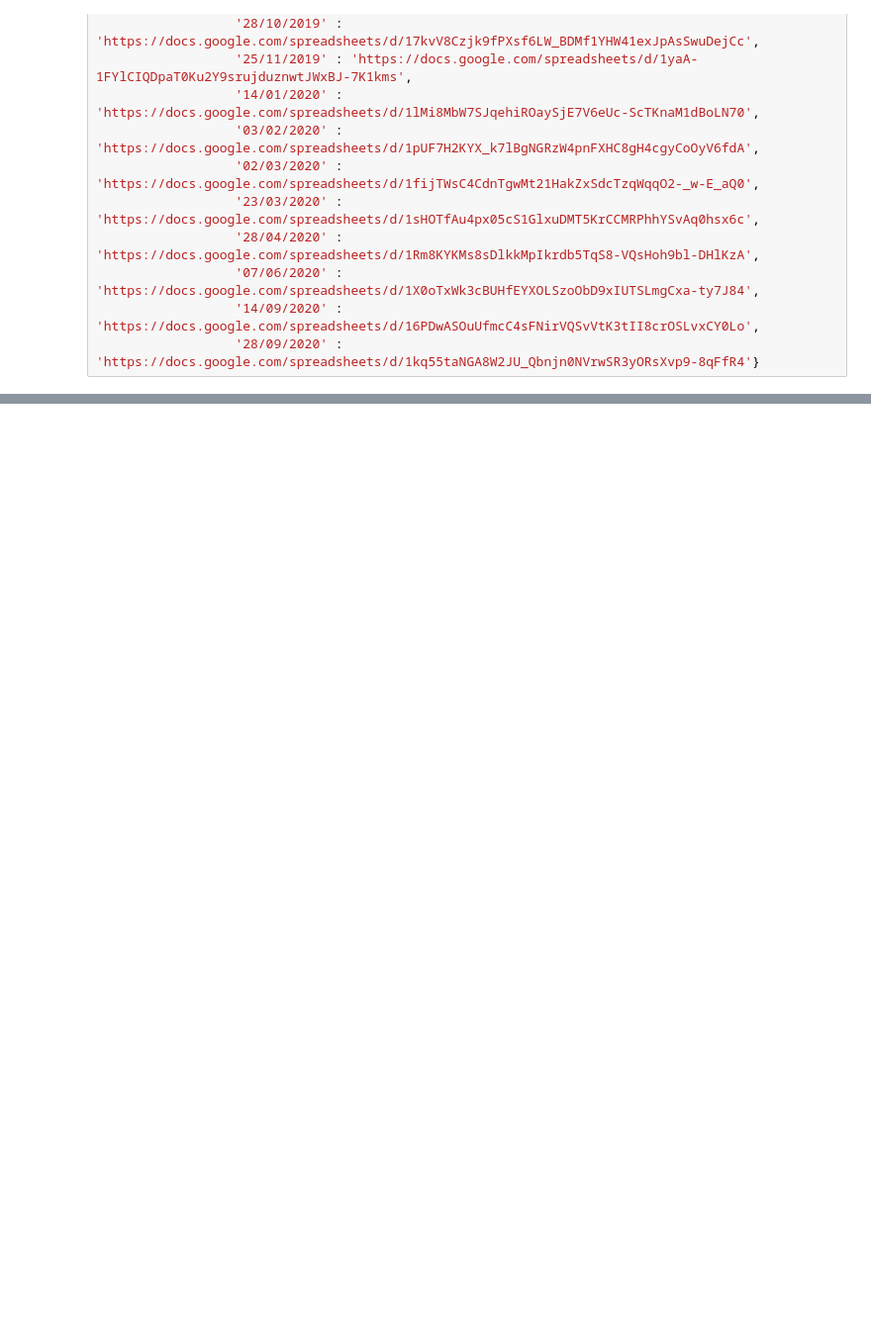
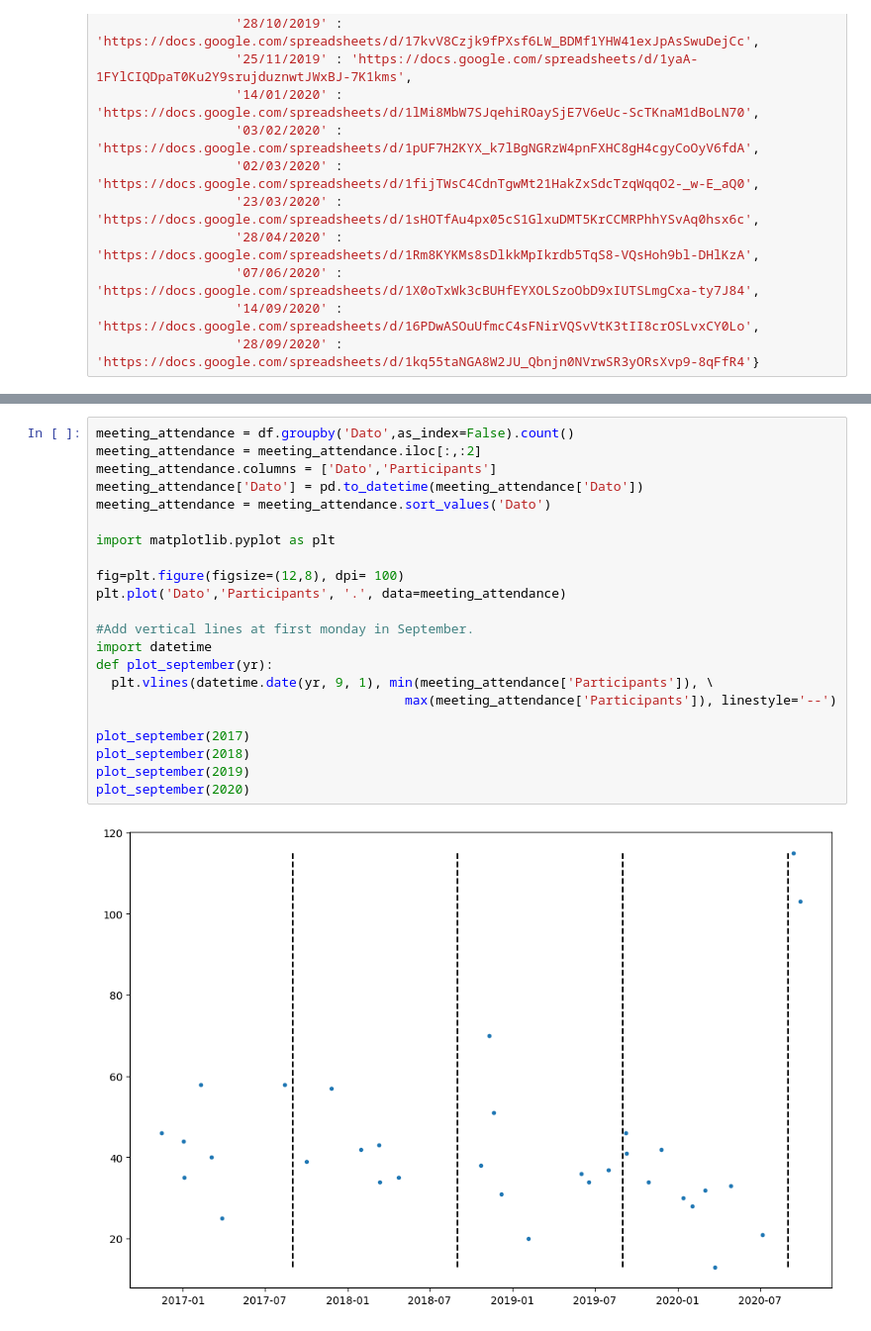
Before and after one commit to SMKIDRaadet/SMKID_Analysis, a Jupyter notebook: SMKID_Deltagere.ipynb, the cells around one changed output, grey strips where cells are left out. Shown: that part at 99% size. Drawn from its saved outputs; the diff is of its cells as text; blank space fills up the shorter version.

```diff
--- a/SMKID_Deltagere.ipynb
+++ b/SMKID_Deltagere.ipynb
@@ -80,0 +117,24 @@ for i in range(len(dates)):
+# %%
+meeting_attendance = df.groupby('Dato',as_index=False).count()
+meeting_attendance = meeting_attendance.iloc[:,:2]
+meeting_attendance.columns = ['Dato','Participants']
+meeting_attendance['Dato'] = pd.to_datetime(meeting_attendance['Dato'])
+meeting_attendance = meeting_attendance.sort_values('Dato')
+
+import matplotlib.pyplot as plt
+
+fig=plt.figure(figsize=(12,8), dpi= 100)
+plt.plot('Dato','Participants', '.', data=meeting_attendance)
+
+#Add vertical lines at first monday in September.
+import datetime
+def plot_september(yr):
+  plt.vlines(datetime.date(yr, 9, 1), min(meeting_attendance['Participants']), \
+                                        max(meeting_attendance['Participants']), linestyle='--')
+
+plot_september(2017)
+plot_september(2018)
+plot_september(2019)
+plot_september(2020)
+# %% [output]
+[figure, added]
```
Also changed, not shown: parts of 6 cells of this notebook.
